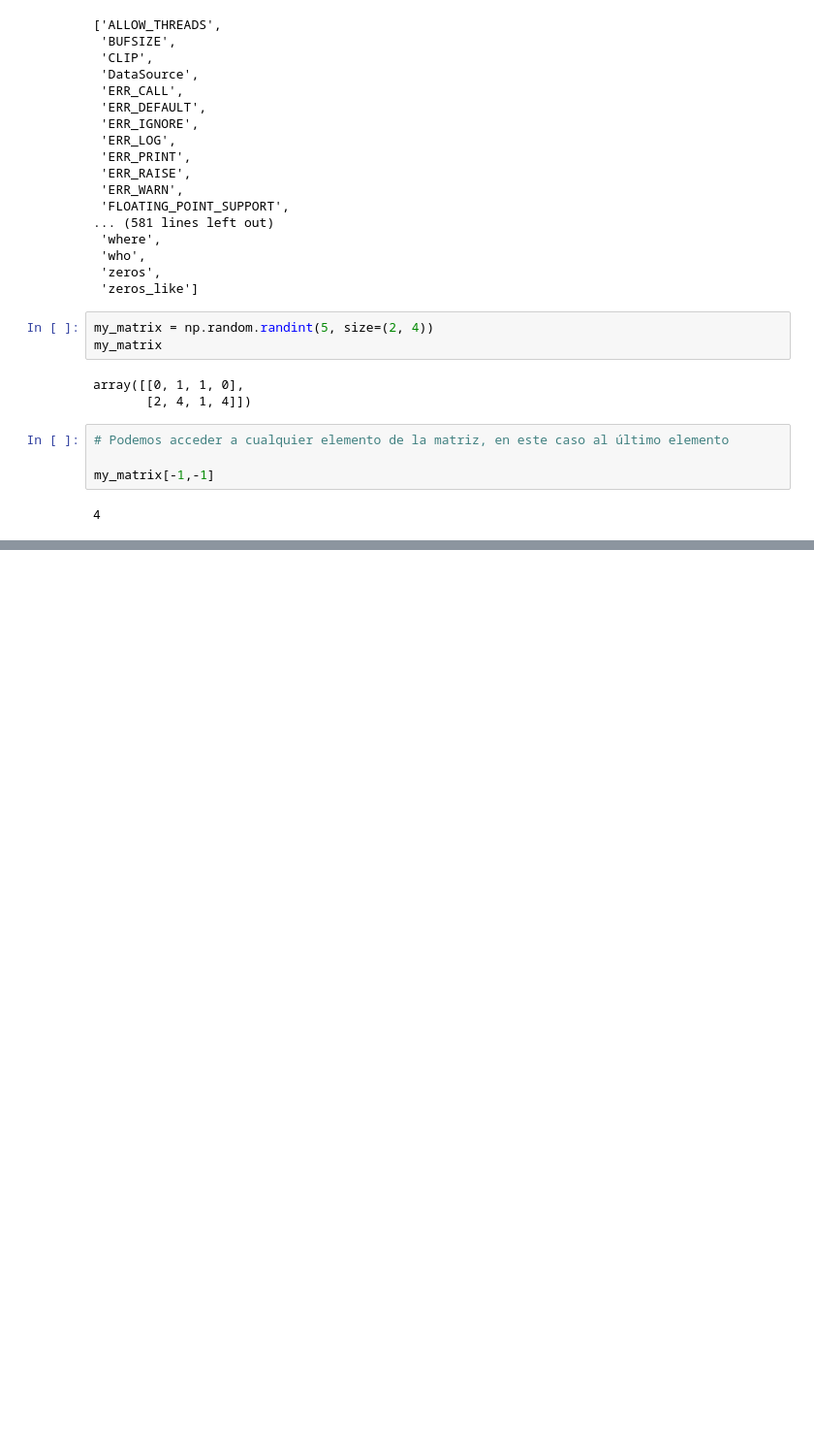
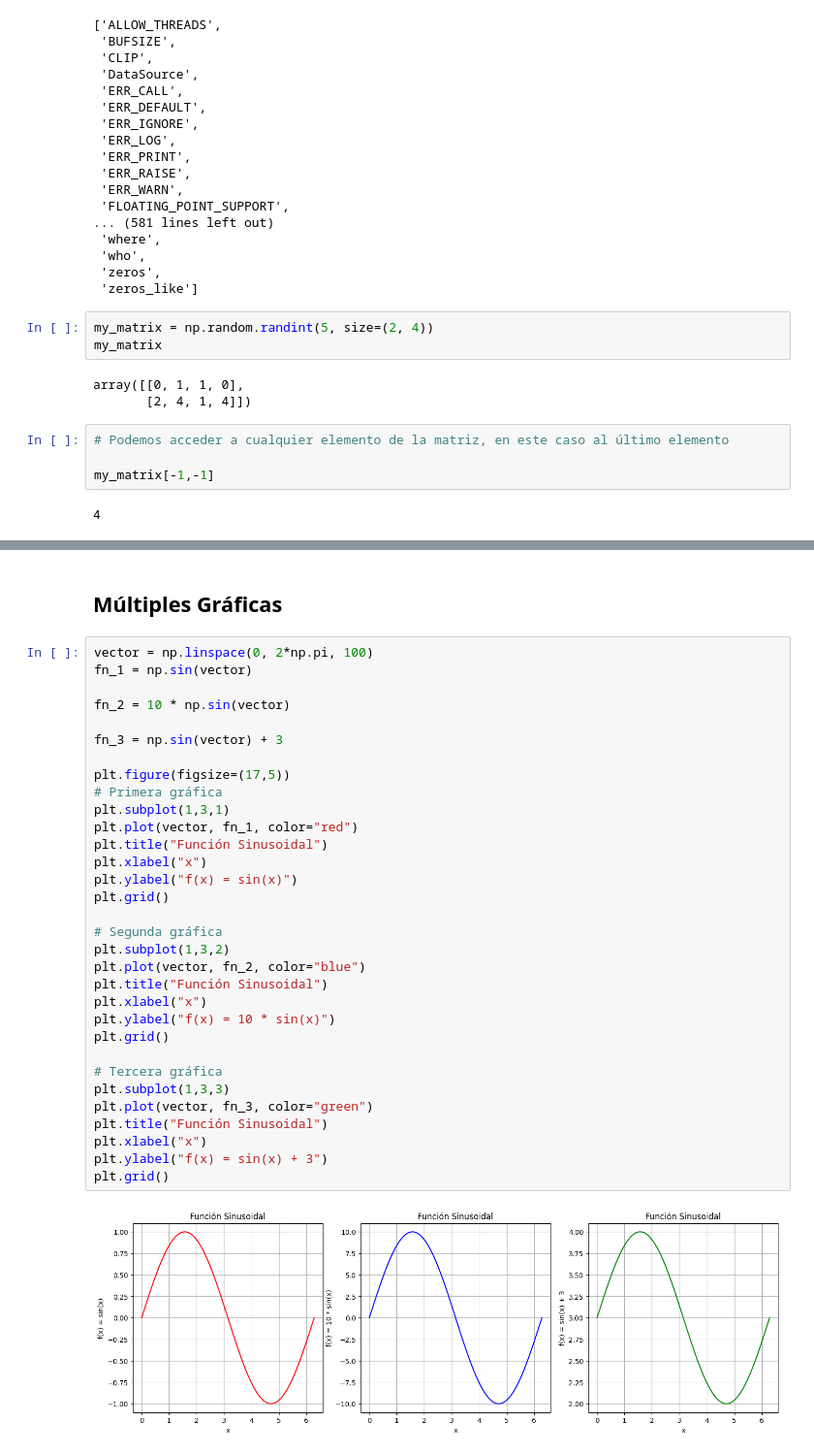
Before and after one commit to GbrlOl/python-course, a Jupyter notebook: module_course_by_GabrielOlmos.ipynb, the cells around one changed output, grey strips where cells are left out. Shown at 97% size. Drawn from its saved outputs; the diff is of its cells as text; blank space fills up the shorter version.

```diff
--- a/module_course_by_GabrielOlmos.ipynb
+++ b/module_course_by_GabrielOlmos.ipynb
@@ -208,0 +247,36 @@ my_matrix[-1,-1]
+# %% [markdown]
+## Múltiples Gráficas
+# %%
+vector = np.linspace(0, 2*np.pi, 100)
+fn_1 = np.sin(vector)
+
+fn_2 = 10 * np.sin(vector)
+
+fn_3 = np.sin(vector) + 3
+
+plt.figure(figsize=(17,5))
+# Primera gráfica
+plt.subplot(1,3,1)
+plt.plot(vector, fn_1, color="red")
+plt.title("Función Sinusoidal")
+plt.xlabel("x")
+plt.ylabel("f(x) = sin(x)")
+plt.grid()
+
+# Segunda gráfica
+plt.subplot(1,3,2)
+plt.plot(vector, fn_2, color="blue")
+plt.title("Función Sinusoidal")
+plt.xlabel("x")
+plt.ylabel("f(x) = 10 * sin(x)")
+plt.grid()
+
+# Tercera gráfica
+plt.subplot(1,3,3)
+plt.plot(vector, fn_3, color="green")
+plt.title("Función Sinusoidal")
+plt.xlabel("x")
+plt.ylabel("f(x) = sin(x) + 3")
+plt.grid()
+# %% [output]
+[figure, added]
```
Also changed, not shown: parts of 24 cells of this notebook.
